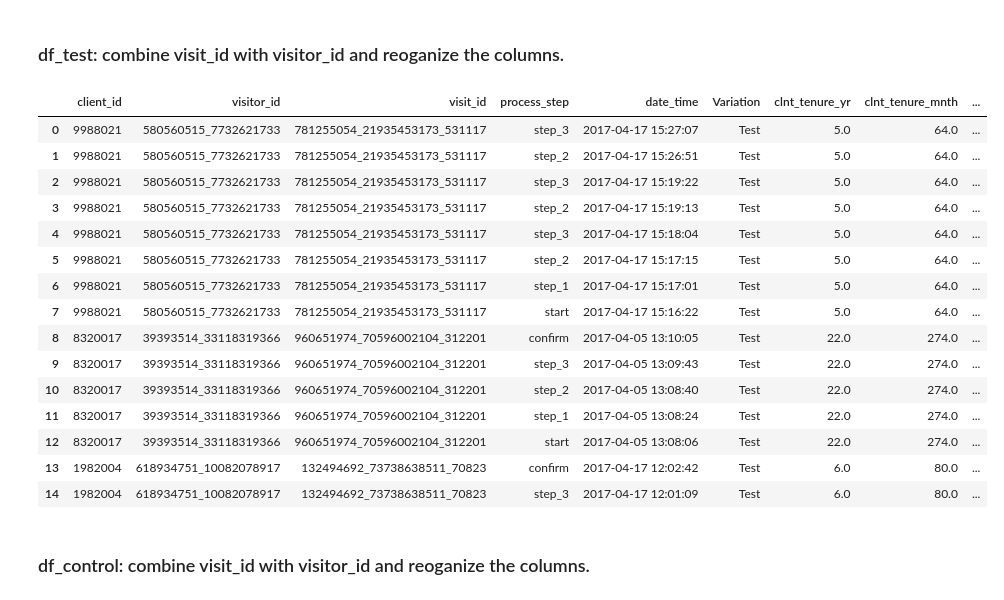
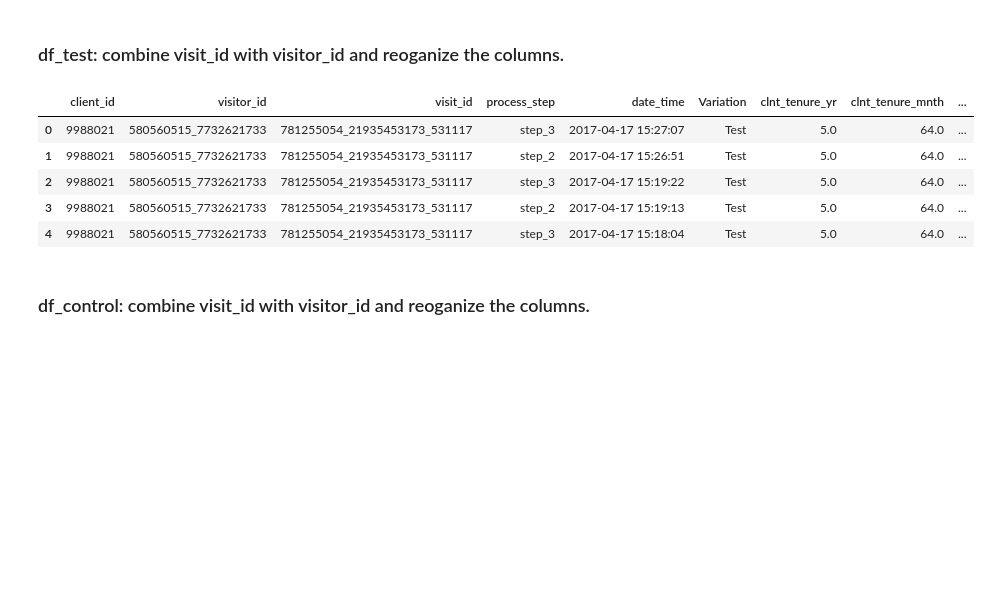
Before and after one commit to DaniCoco31/project_2, a Jupyter notebook: notebooks/organize_Reetu.ipynb, the cells around one changed output. Drawn from its saved outputs; the diff is of its cells as text; code cells hidden in the pictures; blank space fills up the shorter version.

```diff
--- a/notebooks/organize_Reetu.ipynb
+++ b/notebooks/organize_Reetu.ipynb
@@ -139,28 +128,18 @@ df_experiment_clients_Test.head(10)
 # %%
 final_df_Test = pd.merge(df_experiment_clients_Test, df_clients_profile, on='client_id', how='inner')
 final_df_Test = pd.merge(df_web_data, final_df_Test, on='client_id', how='inner')
 df_test = final_df_Test
-df_test.to_csv('df_test.csv', index=False)
+
 #change the data type to datetime
 df_test['date_time'] = pd.to_datetime(df_test['date_time'])
-df_test.head(15)
+df_test.head(5)
 # %% [output]
 |  | client_id | visitor_id | visit_id | process_step | date_time | Variation | clnt_tenure_yr | clnt_tenure_mnth | ... |
 | 0 | 9988021 | 580560515_7732621733 | 781255054_21935453173_531117 | step_3 | 2017-04-17 15:27:07 | Test | 5.0 | 64.0 | ... |
 | 1 | 9988021 | 580560515_7732621733 | 781255054_21935453173_531117 | step_2 | 2017-04-17 15:26:51 | Test | 5.0 | 64.0 | ... |
 | 2 | 9988021 | 580560515_7732621733 | 781255054_21935453173_531117 | step_3 | 2017-04-17 15:19:22 | Test | 5.0 | 64.0 | ... |
 | 3 | 9988021 | 580560515_7732621733 | 781255054_21935453173_531117 | step_2 | 2017-04-17 15:19:13 | Test | 5.0 | 64.0 | ... |
 | 4 | 9988021 | 580560515_7732621733 | 781255054_21935453173_531117 | step_3 | 2017-04-17 15:18:04 | Test | 5.0 | 64.0 | ... |
-| 5 | 9988021 | 580560515_7732621733 | 781255054_21935453173_531117 | step_2 | 2017-04-17 15:17:15 | Test | 5.0 | 64.0 | ... |
-| 6 | 9988021 | 580560515_7732621733 | 781255054_21935453173_531117 | step_1 | 2017-04-17 15:17:01 | Test | 5.0 | 64.0 | ... |
-| 7 | 9988021 | 580560515_7732621733 | 781255054_21935453173_531117 | start | 2017-04-17 15:16:22 | Test | 5.0 | 64.0 | ... |
-| 8 | 8320017 | 39393514_33118319366 | 960651974_70596002104_312201 | confirm | 2017-04-05 13:10:05 | Test | 22.0 | 274.0 | ... |
-| 9 | 8320017 | 39393514_33118319366 | 960651974_70596002104_312201 | step_3 | 2017-04-05 13:09:43 | Test | 22.0 | 274.0 | ... |
-| 10 | 8320017 | 39393514_33118319366 | 960651974_70596002104_312201 | step_2 | 2017-04-05 13:08:40 | Test | 22.0 | 274.0 | ... |
-| 11 | 8320017 | 39393514_33118319366 | 960651974_70596002104_312201 | step_1 | 2017-04-05 13:08:24 | Test | 22.0 | 274.0 | ... |
-| 12 | 8320017 | 39393514_33118319366 | 960651974_70596002104_312201 | start | 2017-04-05 13:08:06 | Test | 22.0 | 274.0 | ... |
-| 13 | 1982004 | 618934751_10082078917 | 132494692_73738638511_70823 | confirm | 2017-04-17 12:02:42 | Test | 6.0 | 80.0 | ... |
-| 14 | 1982004 | 618934751_10082078917 | 132494692_73738638511_70823 | step_3 | 2017-04-17 12:01:09 | Test | 6.0 | 80.0 | ... |
 # %% [markdown]
 ### df_control: combine visit_id with visitor_id and reoganize the columns.
 # %%
```
Also changed, not shown: parts of 44 cells of this notebook, 3 other files.
